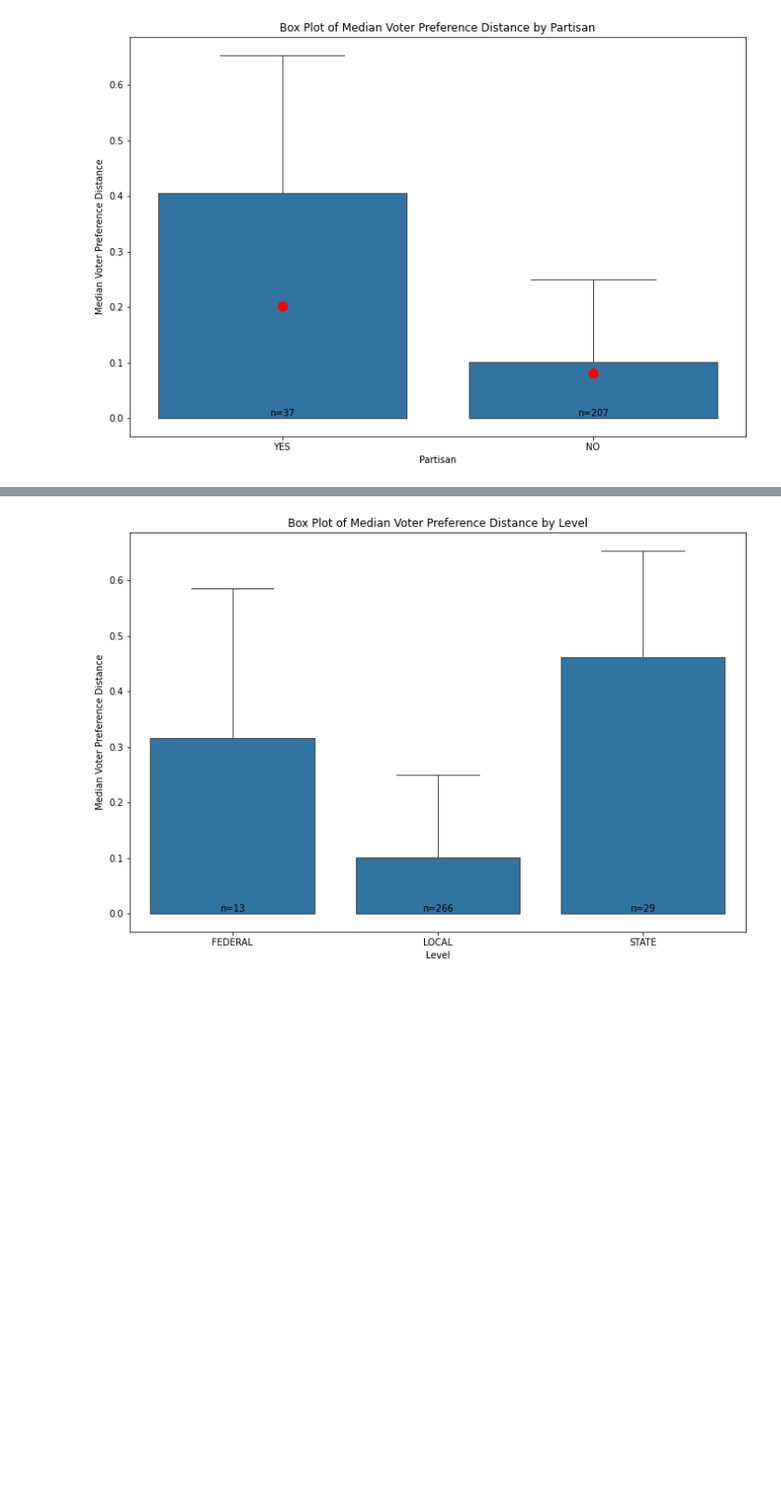
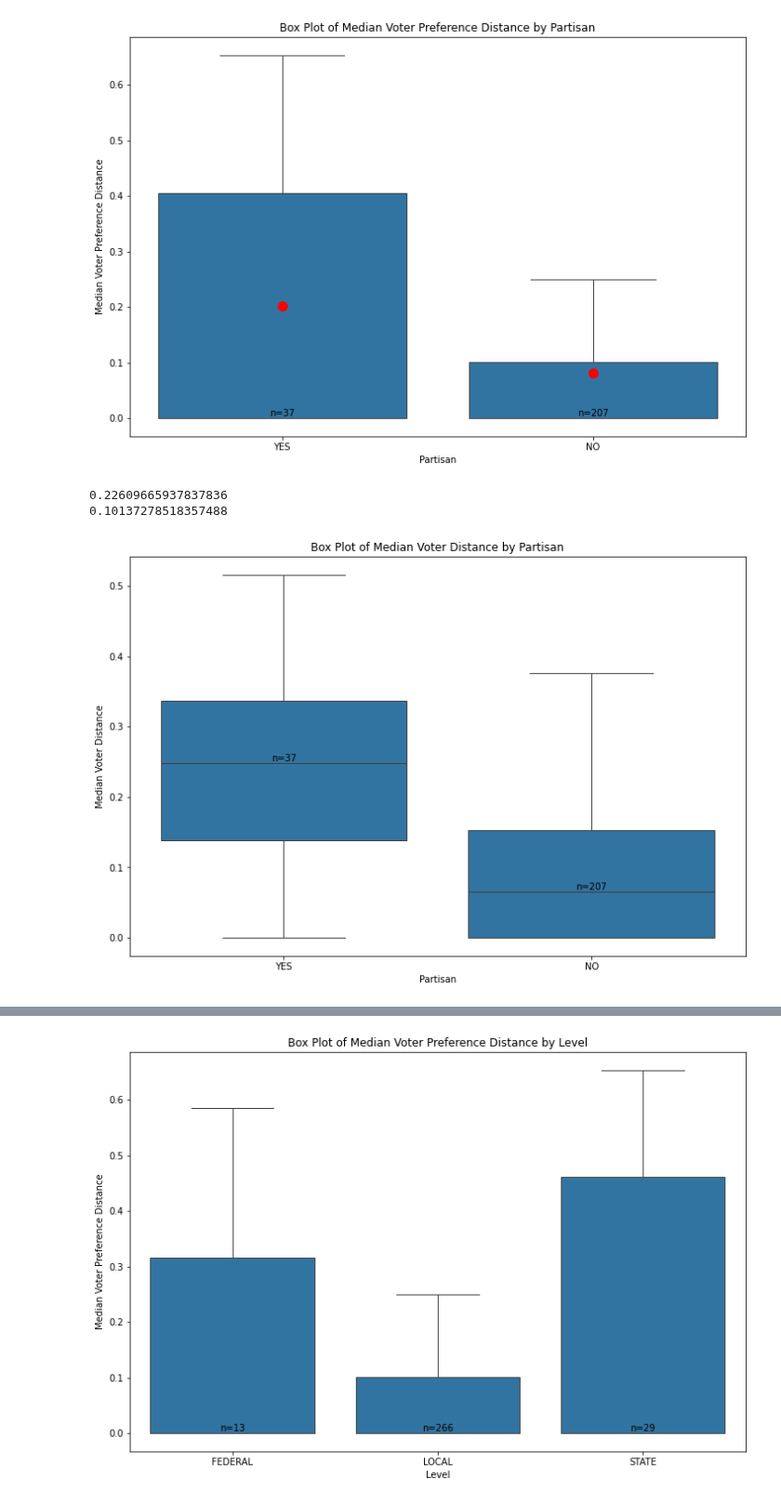
Before and after one commit to ericssimpson/voting-analysis-tools, a Jupyter notebook: cleaned files/median_voter_analysis.ipynb, the cells around one changed output, grey strips where cells are left out. Shown at 93% size. Drawn from its saved outputs; the diff is of its cells as text; code cells hidden in the pictures; blank space fills up the shorter version.

```diff
--- a/cleaned files/median_voter_analysis.ipynb
+++ b/cleaned files/median_voter_analysis.ipynb
@@ -645,3 +682,53 @@ plt.show()
 0.20217582124324324
 0.0812035212995169
 [figure]
+# %%
+import pandas as pd
+import matplotlib.pyplot as plt
+import seaborn as sns
+
+# Path to the CSV file
+csv_file_path = 'median_voter_analysis2.csv'
+
+# Read the CSV file into a DataFrame
+df = pd.read_csv(csv_file_path)
+
+# Drop rows with NaN values in the relevant columns
+df = df.dropna(subset=['median_voter_distance', 'partisan'])
+df = df[df['gamma'] < 1]
+
+# Filter data for partisan == YES and NO
+df_yes = df[df['partisan'] == 'YES']
+df_no = df[df['partisan'] == 'NO']
+
+# Create a figure and axis
+plt.figure(figsize=(12, 8))
+
+# Plotting with seaborn without outliers
+ax = sns.boxplot(x='partisan', y='median_voter_distance', data=pd.concat([df_yes, df_no]), showfliers=False)
+
+# Calculate and print mean values
+mean_yes = df_yes['median_voter_distance'].mean()
+mean_no = df_no['median_voter_distance'].mean()
+print(mean_yes)
+print(mean_no)
+
+# Annotate the plot with counts
+counts_yes = df_yes.groupby('partisan').size().values[0]
+counts_no = df_no.groupby('partisan').size().values[0]
+
+plt.text(0, df_yes['median_voter_distance'].median(), f'n={counts_yes}', horizontalalignment='center', verticalalignment='bottom', fontsize=10, color='black')
+plt.text(1, df_no['median_voter_distance'].median(), f'n={counts_no}', horizontalalignment='center', verticalalignment='bottom', fontsize=10, color='black')
+
+
+# Customize plot
+plt.title('Box Plot of Median Voter Distance by Partisan')
+plt.xlabel('Partisan')
+plt.ylabel('Median Voter Distance')
+
+# Show plot
+plt.show()
+# %% [output]
+0.22609665937837836
+0.10137278518357488
+[figure, added]
```
Also changed, not shown: parts of 8 cells of this notebook, 5 other files.
